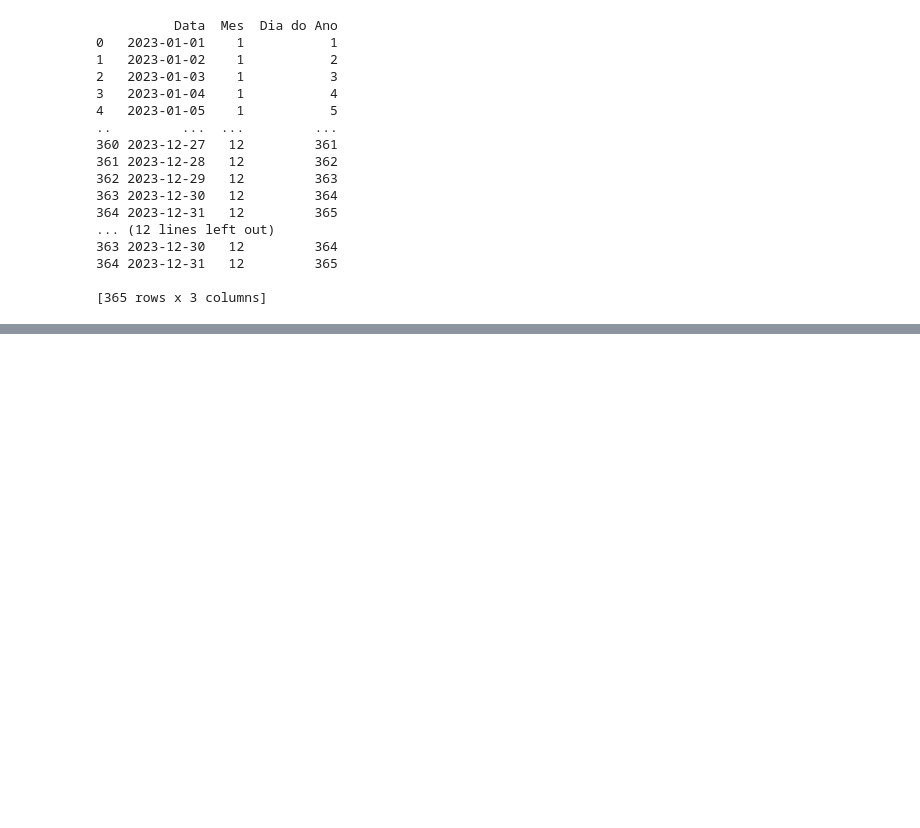
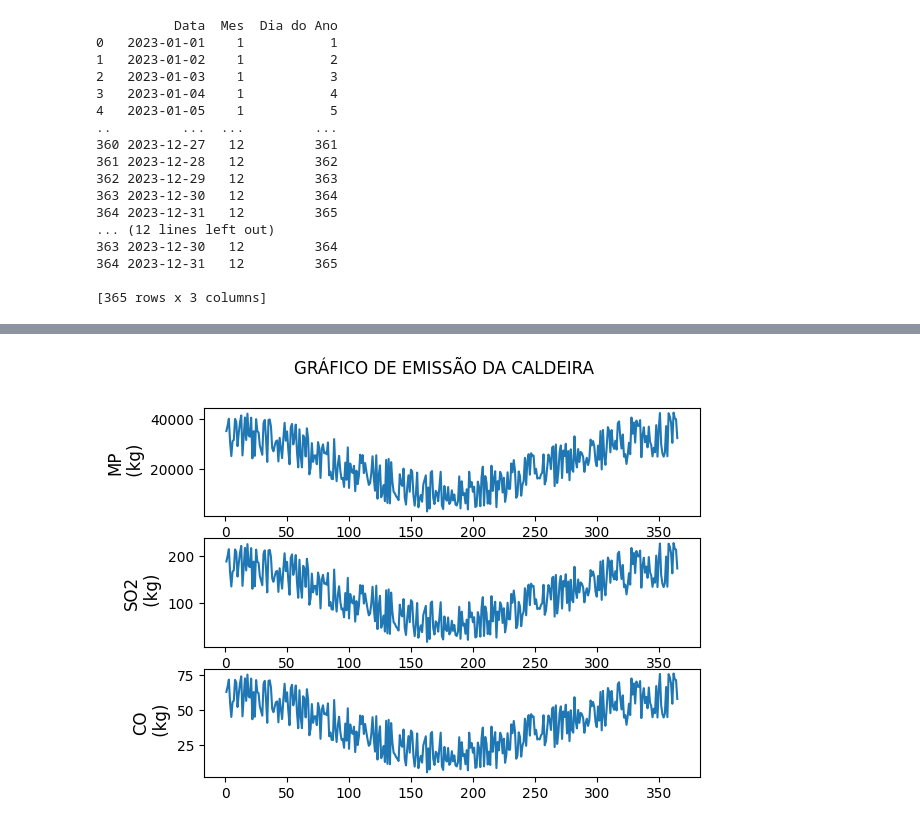
Before and after one commit to maiarasimone/ENS5173_202401, a Jupyter notebook: Atividade01_01.ipynb, the cells around one changed output, grey strips where cells are left out. Drawn from its saved outputs; the diff is of its cells as text; code cells hidden in the pictures; blank space fills up the shorter version.

```diff
--- a/Atividade01_01.ipynb
+++ b/Atividade01_01.ipynb
@@ -241,0 +252,18 @@ print(df['aleatorioSazonal'].mean()*365)
+# %%
+
+
+
+#Inicia um loop que itera sobre os números 1, 2 e 3. Isso é usado para iterar sobre os subplots.
+
+
+fig,ax= plt.subplots(3)
+fig.suptitle('GRÁFICO DE EMISSÃO DA CALDEIRA')
+#Inicia um loop que itera sobre os números 1, 2 e 3. Isso é usado para iterar sobre os subplots.
+for ii in range (1,4):
+#Plota um gráfico no subplot atual (ax[ii-1]). Ele usa os valores de 'Dia do Ano' como o eixo x e os valores calculados (com base em 'aleatorioSazonal' e em uma determinada coluna do DataFrame fe) como o eixo y.
+    ax[ii-1].plot(df['Dia do Ano'], df['aleatorioSazonal']*fe.iloc[5,ii])
+#Define o rótulo do eixo y para o subplot atual (`ax[ii-1]`). O rótulo é definido como o nome da coluna `ii` do DataFrame `fe`, seguido por "(kg)".
+    ax[ii-1].set_ylabel(fe.columns[ii]+'\n (kg)', fontsize = 12)
+    df.to_csv(r"C:\Users\sergi\OneDrive\Documentos\GitHub\ENS5173_202401\tabelas\ativ.csv")
+# %% [output]
+[figure, added]
```
Also changed, not shown: parts of 5 cells of this notebook, 1 other file.
